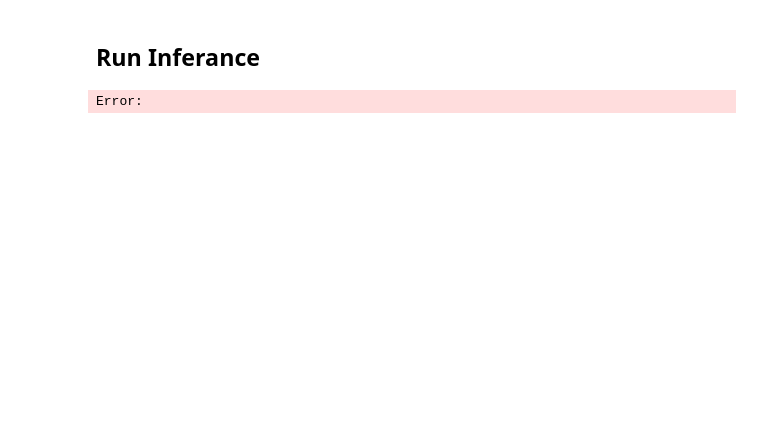
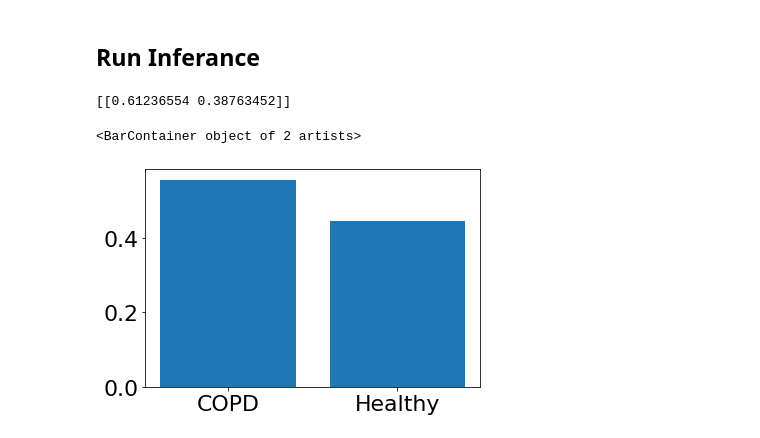
Before and after one commit to DilshanRakshitha/SmartStethoscope, a Jupyter notebook: COPD & Healthy classification.ipynb, the cells around one changed output. Drawn from its saved outputs; the diff is of its cells as text; code cells hidden in the pictures; blank space fills up the shorter version.

```diff
--- a/COPD & Healthy classification.ipynb
+++ b/COPD & Healthy classification.ipynb
@@ -329,16 +347,18 @@ Error:
 # %% [markdown]
 ## Run Inferance
 # %%
-sample_file = 'target_conditions/Healthy_187_1b1_Ll_sc_Meditron_copy_21.wav'
+sample_file = '../target_conditions/Healthy_187_1b1_Ll_sc_Meditron_copy_21.wav'
 sample_ds = []
 sample_ds.append(extract_features(sample_file))
 sample_ds = np.array(sample_ds)
 sample_ds = np.reshape(sample_ds,(*sample_ds.shape,1))
 # print(sample_ds)
 prediction = model.predict(sample_ds)
 print(prediction)
 plt.bar(target_conditions, tf.nn.softmax(prediction[0]))
   # plt.title(f'Predictions for "{disease_labels[label[0]]}"')
   # plt.show()
 # %% [output]
-Error:
+[[0.61236554 0.38763452]]
+<BarContainer object of 2 artists>
+[figure, added]
```
Also changed, not shown: parts of 11 cells of this notebook, 1 other file.
